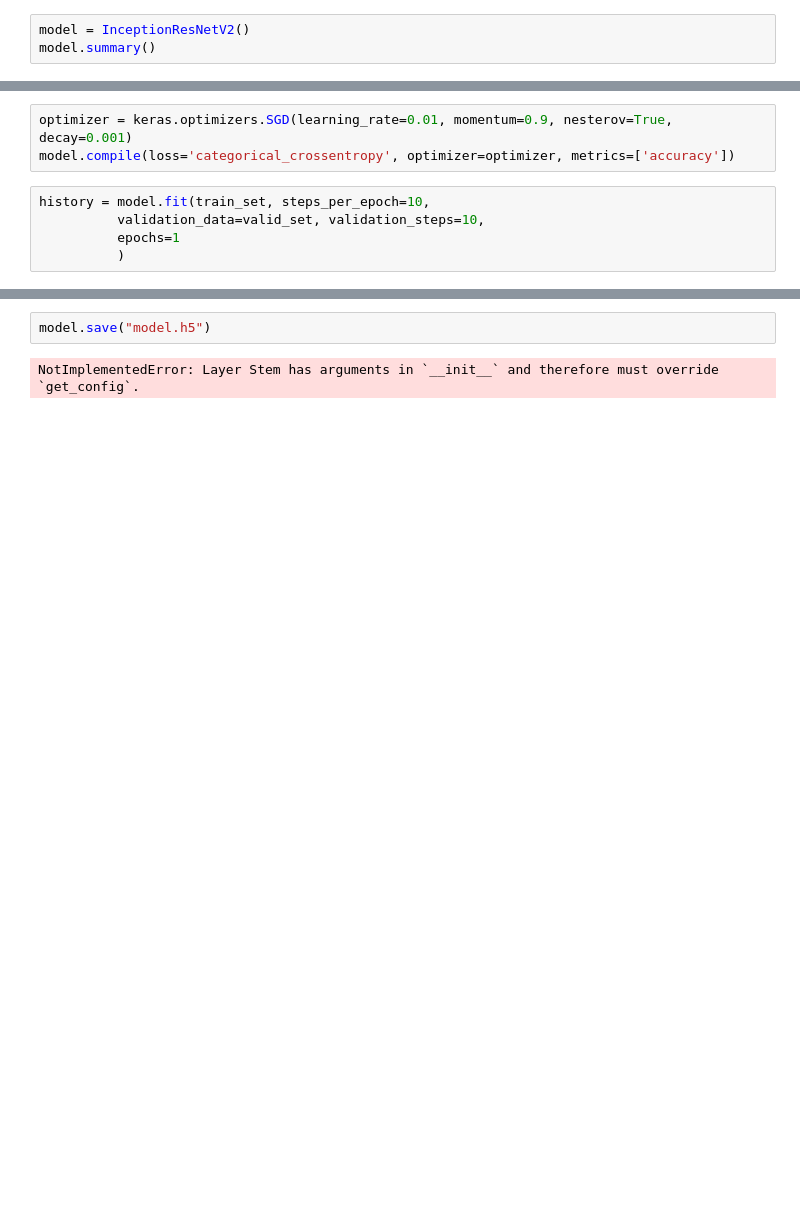
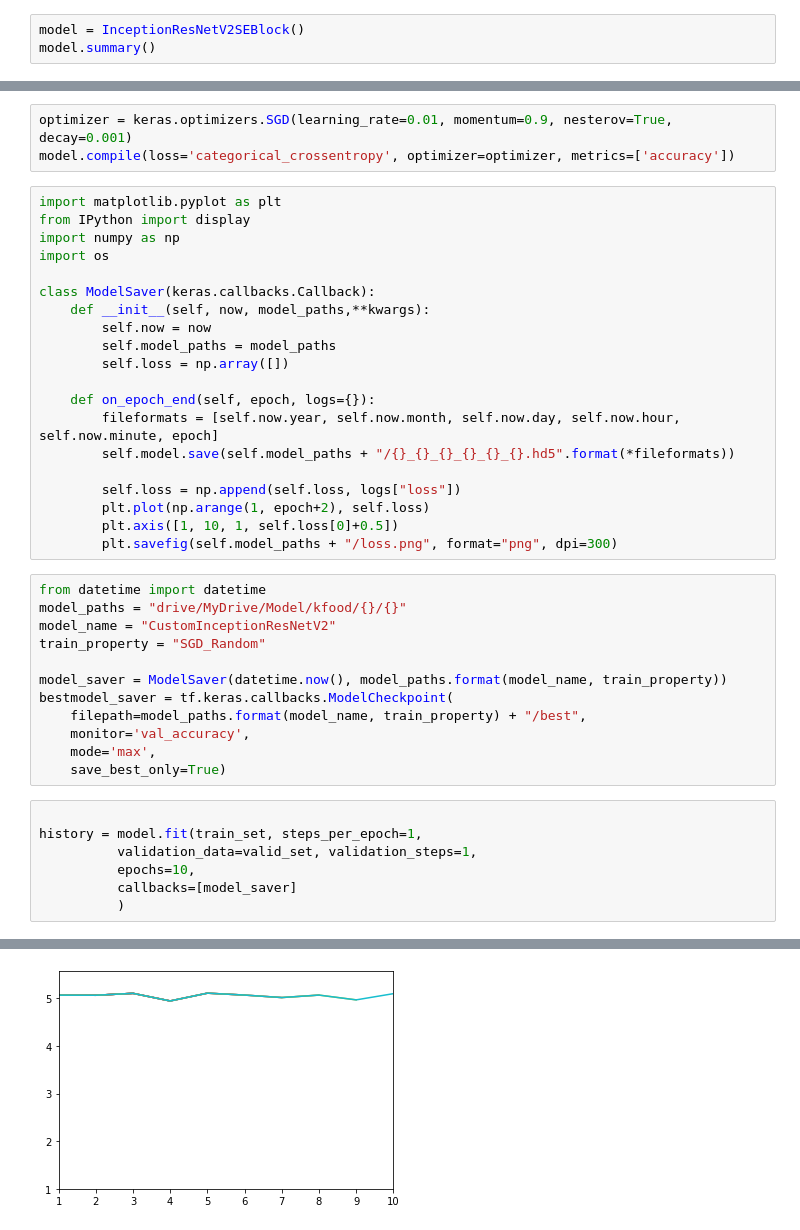
Before and after one commit to kimhwijin/KFood_Models, a Jupyter notebook: test.ipynb, the cells around one changed output, grey strips where cells are left out. Cells and saved outputs as stored; diff of their text form; blank space fills up the shorter version.

```diff
--- a/test.ipynb
+++ b/test.ipynb
@@ -22,6 +22,6 @@ img_input = keras.layers.Input(shape=[299, 299, 3])
 # x = stem.max_pool6(x)
 # print(x.shape)
 # %%
-model = InceptionResNetV2()
+model = InceptionResNetV2SEBlock()
 model.summary()
 # %% [output]
@@ -80,9 +103,43 @@ test_set = kfood_dataset.make_kfood_dataset(paths[:20000], n_parse_threads=tf.da
 # %%
 optimizer = keras.optimizers.SGD(learning_rate=0.01, momentum=0.9, nesterov=True, decay=0.001)
 model.compile(loss='categorical_crossentropy', optimizer=optimizer, metrics=['accuracy'])
+# %%
+import matplotlib.pyplot as plt
+from IPython import display
+import numpy as np
+import os
+
+class ModelSaver(keras.callbacks.Callback):
+    def __init__(self, now, model_paths,**kwargs):
+        self.now = now
+        self.model_paths = model_paths
+        self.loss = np.array([])
+
+    def on_epoch_end(self, epoch, logs={}):
+        fileformats = [self.now.year, self.now.month, self.now.day, self.now.hour, self.now.minute, epoch]
+        self.model.save(self.model_paths + "/{}_{}_{}_{}_{}_{}.hd5".format(*fileformats))
+
+        self.loss = np.append(self.loss, logs["loss"])
+        plt.plot(np.arange(1, epoch+2), self.loss)
+        plt.axis([1, 10, 1, self.loss[0]+0.5])
+        plt.savefig(self.model_paths + "/loss.png", format="png", dpi=300)
+# %%
+from datetime import datetime
+model_paths = "drive/MyDrive/Model/kfood/{}/{}"
+model_name = "CustomInceptionResNetV2"
+train_property = "SGD_Random"
+
+model_saver = ModelSaver(datetime.now(), model_paths.format(model_name, train_property))
+bestmodel_saver = tf.keras.callbacks.ModelCheckpoint(
+    filepath=model_paths.format(model_name, train_property) + "/best",
+    monitor='val_accuracy',
+    mode='max',
+    save_best_only=True)
 # %%
-history = model.fit(train_set, steps_per_epoch=10,
-          validation_data=valid_set, validation_steps=10,
-          epochs=1
+
+history = model.fit(train_set, steps_per_epoch=1,
+          validation_data=valid_set, validation_steps=1,
+          epochs=10,
+          callbacks=[model_saver]
           )
 # %% [output]
@@ -93,4 +148 @@ history = model.fit(train_set, steps_per_epoch=10,
+[figure, added]
-# %%
-model.save("model.h5")
-# %% [output]
-NotImplementedError: Layer Stem has arguments in `__init__` and therefore must override `get_config`.
```
Also changed, not shown: parts of 9 cells of this notebook.
